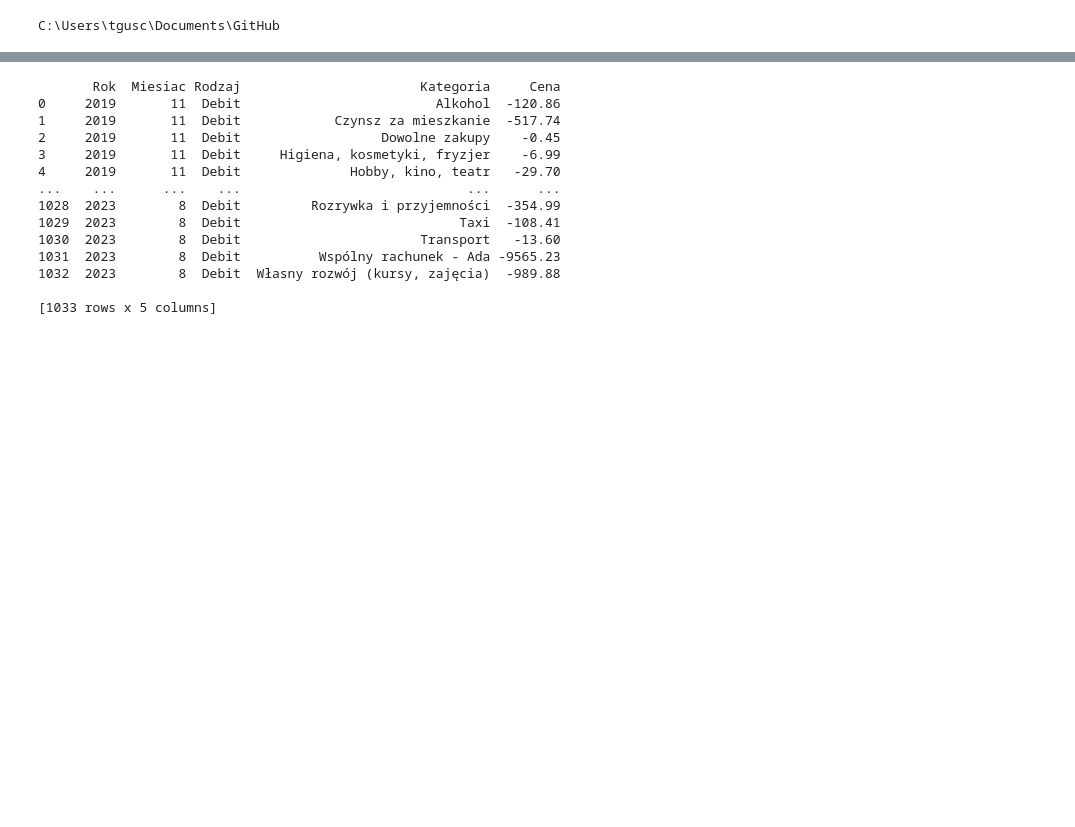
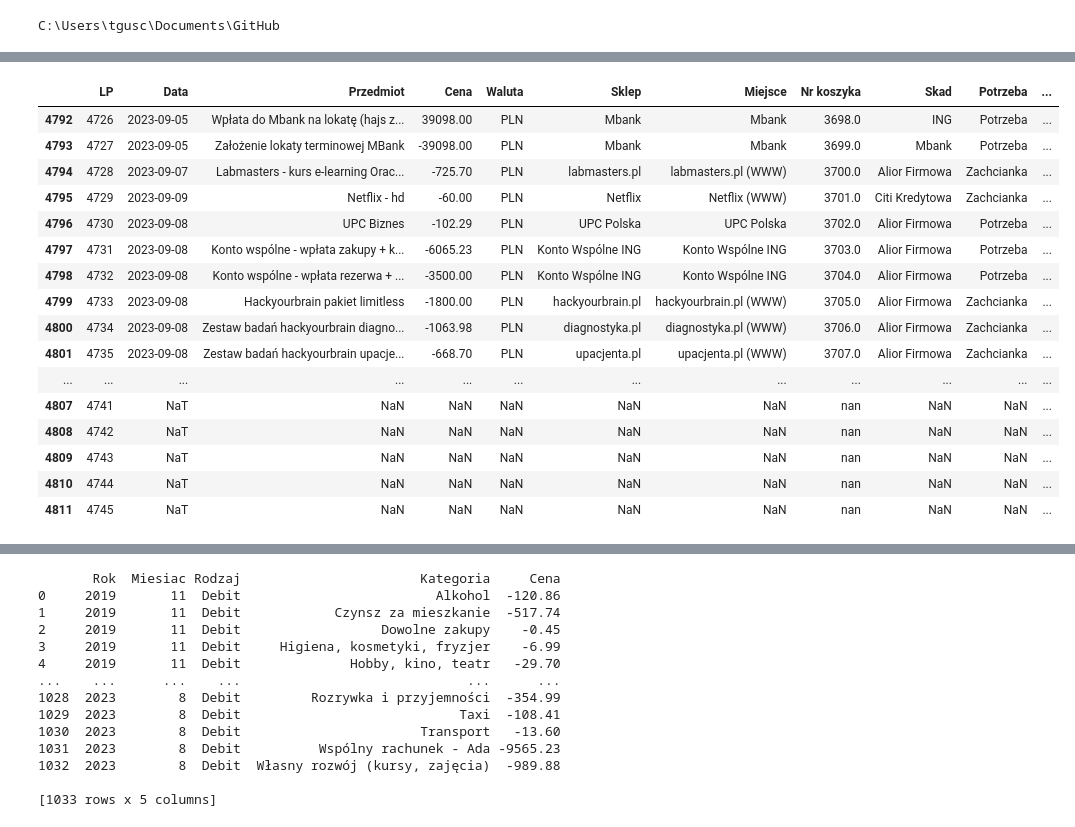
Before and after one commit to TGusciora/Python, a Jupyter notebook: DecisionTracker/001_TG_DecisionTracker.ipynb, the cells around one changed output, grey strips where cells are left out. Drawn from its saved outputs; the diff is of its cells as text; code cells hidden in the pictures; blank space fills up the shorter version.

```diff
--- a/DecisionTracker/001_TG_DecisionTracker.ipynb
+++ b/DecisionTracker/001_TG_DecisionTracker.ipynb
@@ -100 +72,29 @@ print(wydatki.head())
+# %%
+# wczytujemy excel bez dokładnej specyfikacji typów
+wydatki = pd.read_excel(file, sheet_name='Wydatki', decimal=',')
+
+wydatki["LP"] = wydatki["LP"].astype(np.int32)
+wydatki["Nr koszyka"] = wydatki["Nr koszyka"].astype(str)
+wydatki["Rok"] = wydatki["Rok"].astype(np.int32)
+wydatki["Miesiac"] = wydatki["Miesiac"].astype(np.int32)
+wydatki["Data"] = pd.to_datetime(wydatki["Data"])
+wydatki["Cena"] = wydatki["Cena"].replace(',','.').astype(float)
+# %% [output]
+|  | LP | Data | Przedmiot | Cena | Waluta | Sklep | Miejsce | Nr koszyka | Skad | Potrzeba | ... |
+| 4792 | 4726 | 2023-09-05 | Wpłata do Mbank na lokatę (hajs z... | 39098.00 | PLN | Mbank | Mbank | 3698.0 | ING | Potrzeba | ... |
+| 4793 | 4727 | 2023-09-05 | Założenie lokaty terminowej MBank | -39098.00 | PLN | Mbank | Mbank | 3699.0 | Mbank | Potrzeba | ... |
+| 4794 | 4728 | 2023-09-07 | Labmasters - kurs e-learning Orac... | -725.70 | PLN | labmasters.pl | labmasters.pl (WWW) | 3700.0 | Alior Firmowa | Zachcianka | ... |
+| 4795 | 4729 | 2023-09-09 | Netflix - hd | -60.00 | PLN | Netflix | Netflix (WWW) | 3701.0 | Citi Kredytowa | Zachcianka | ... |
+| 4796 | 4730 | 2023-09-08 | UPC Biznes | -102.29 | PLN | UPC Polska | UPC Polska | 3702.0 | Alior Firmowa | Potrzeba | ... |
+| 4797 | 4731 | 2023-09-08 | Konto wspólne - wpłata zakupy + k... | -6065.23 | PLN | Konto Wspólne ING | Konto Wspólne ING | 3703.0 | Alior Firmowa | Potrzeba | ... |
+| 4798 | 4732 | 2023-09-08 | Konto wspólne - wpłata rezerwa + ... | -3500.00 | PLN | Konto Wspólne ING | Konto Wspólne ING | 3704.0 | Alior Firmowa | Potrzeba | ... |
+| 4799 | 4733 | 2023-09-08 | Hackyourbrain pakiet limitless | -1800.00 | PLN | hackyourbrain.pl | hackyourbrain.pl (WWW) | 3705.0 | Alior Firmowa | Zachcianka | ... |
+| 4800 | 4734 | 2023-09-08 | Zestaw badań hackyourbrain diagno... | -1063.98 | PLN | diagnostyka.pl | diagnostyka.pl (WWW) | 3706.0 | Alior Firmowa | Zachcianka | ... |
+| 4801 | 4735 | 2023-09-08 | Zestaw badań hackyourbrain upacje... | -668.70 | PLN | upacjenta.pl | upacjenta.pl (WWW) | 3707.0 | Alior Firmowa | Zachcianka | ... |
+| ... | ... | ... | ... | ... | ... | ... | ... | ... | ... | ... | ... |
+| 4807 | 4741 | NaT | NaN | NaN | NaN | NaN | NaN | nan | NaN | NaN | ... |
+| 4808 | 4742 | NaT | NaN | NaN | NaN | NaN | NaN | nan | NaN | NaN | ... |
+| 4809 | 4743 | NaT | NaN | NaN | NaN | NaN | NaN | nan | NaN | NaN | ... |
+| 4810 | 4744 | NaT | NaN | NaN | NaN | NaN | NaN | nan | NaN | NaN | ... |
+| 4811 | 4745 | NaT | NaN | NaN | NaN | NaN | NaN | nan | NaN | NaN | ... |
 # %%
```
Also changed, not shown: parts of 9 cells of this notebook, 1 other file.
